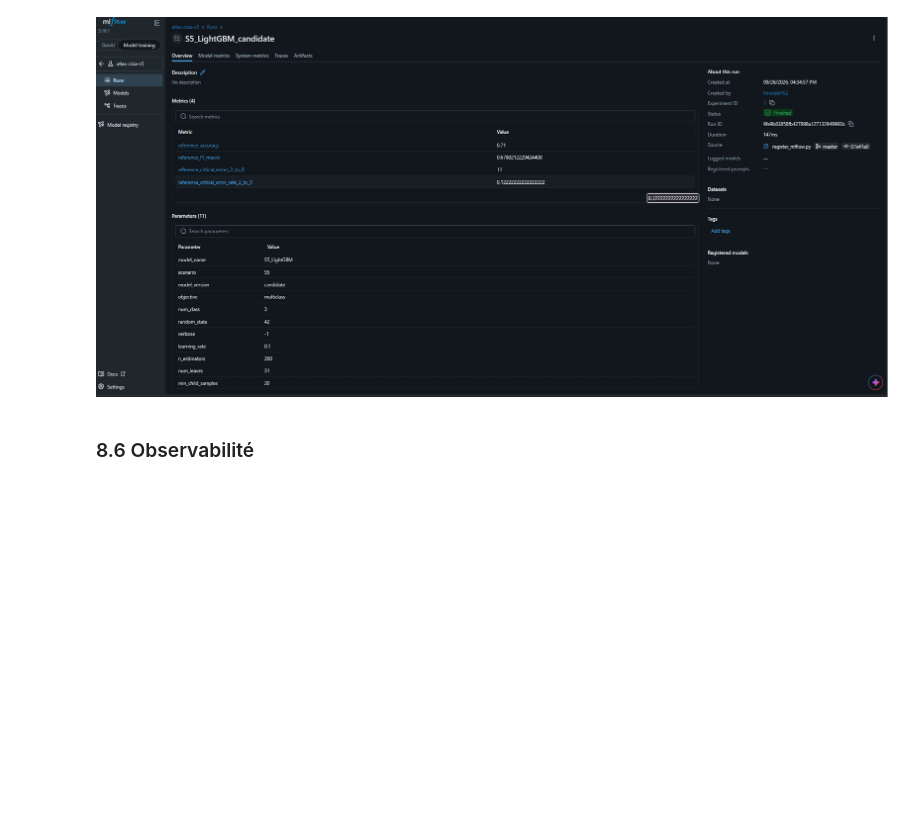
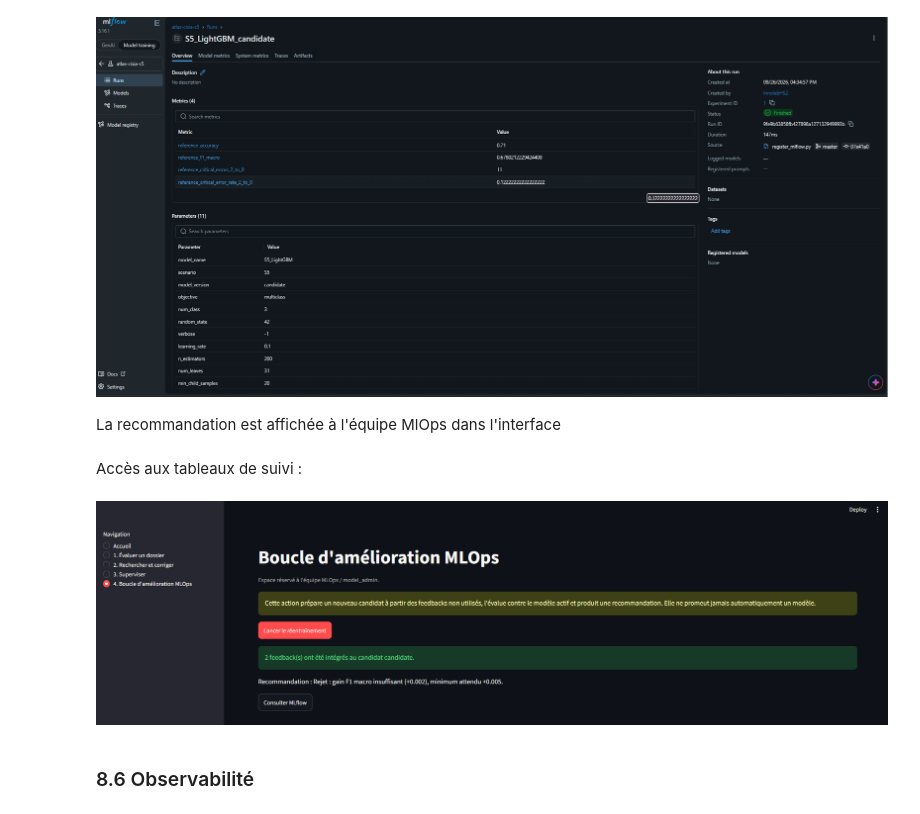
Before and after one commit to ddedomeni-j/Certification-Atlas-Cisia, a Jupyter notebook: Notebbok/ProjetFinal.ipynb, the cells around one changed output. Saved outputs shown, nothing was run; the diff lists cells and outputs as text; code cells hidden in the pictures; blank space fills up the shorter version.

```diff
--- a/Notebbok/ProjetFinal.ipynb
+++ b/Notebbok/ProjetFinal.ipynb
@@ -4228,6 +4228,15 @@ Image("../Doc/DashboardMlFlow.png", width=1200)
 # %% [output]
 Accès aux tableaux de suivi :
 [figure]
+# %% [markdown]
+La recommandation est affichée à l'équipe MlOps dans l'interface
+# %%
+from IPython.display import Markdown, Image
+display(Markdown("Accès aux tableaux de suivi :"))
+Image("../Doc/RetourUtilisateurReentrainement.png", width=1200)
+# %% [output]
+Accès aux tableaux de suivi :
+[figure, added]
 # %% [markdown]
 ### 8.6 Observabilité
 # %% [markdown]
```
Also changed, not shown: parts of 15 cells of this notebook.
